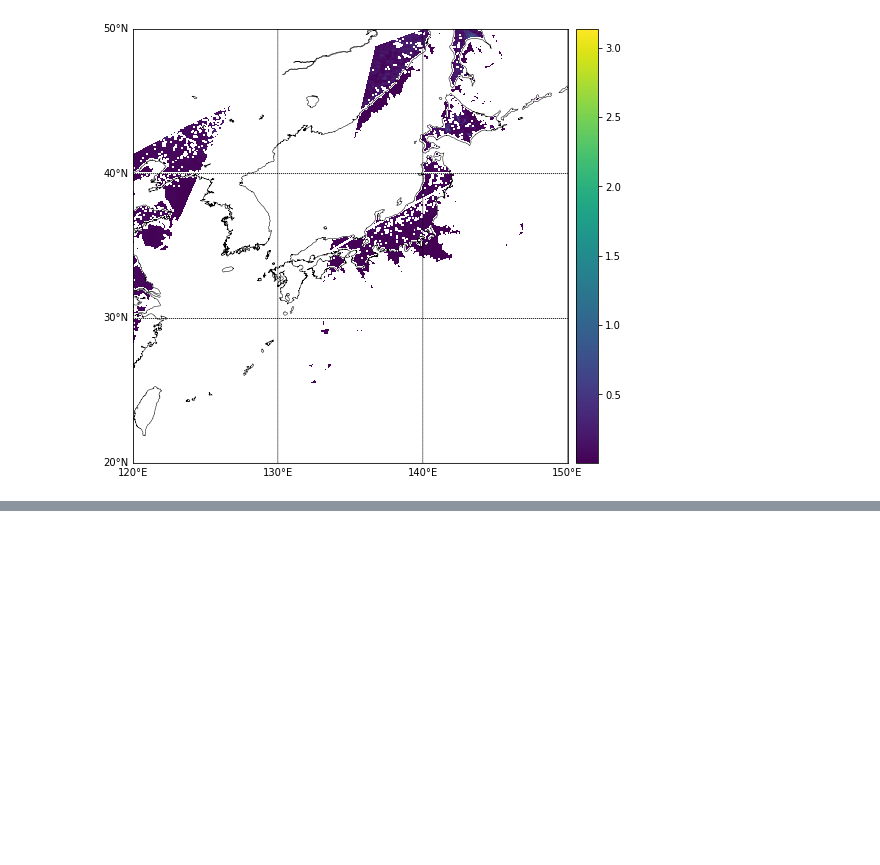
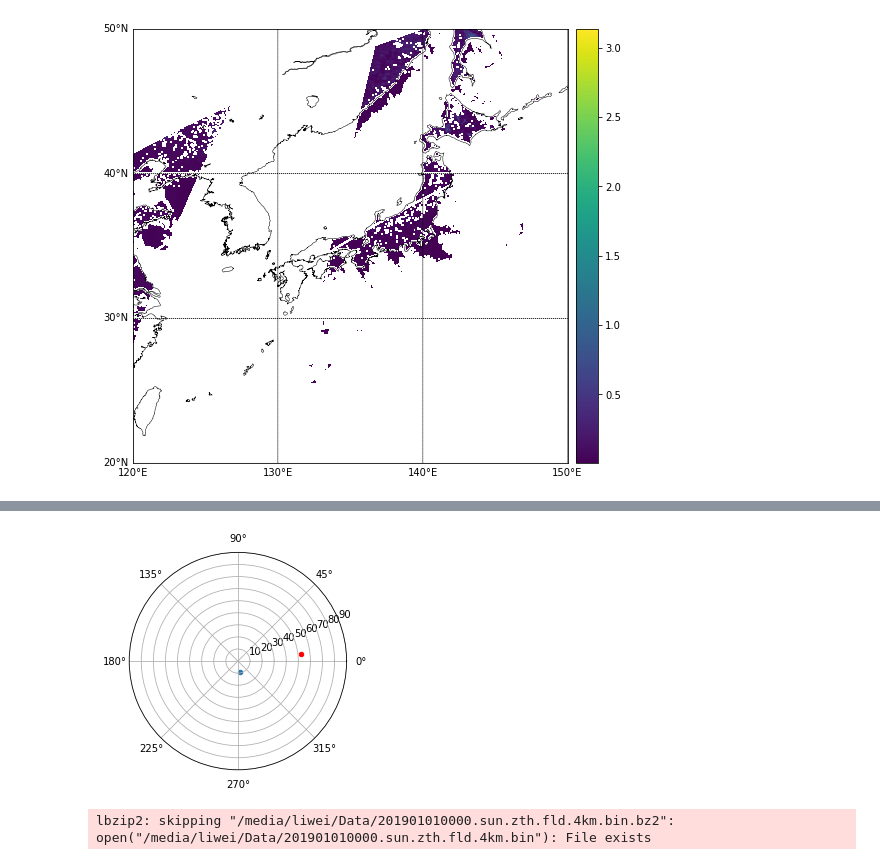
Before and after one commit to Lw46/Himawari_SGLI, a Jupyter notebook: RAA_Matching.ipynb, the cells around one changed output, grey strips where cells are left out. Drawn from its saved outputs; the diff is of its cells as text; code cells hidden in the pictures; blank space fills up the shorter version.

```diff
--- a/RAA_Matching.ipynb
+++ b/RAA_Matching.ipynb
@@ -197,0 +86,6 @@ SGLI_SZA_PL_files
+# %%
+AHI_VZA = view_zM[1615:1635,1990:2010]
+AHI_VAA = view_aM[1615:1635,1990:2010]
+
+AHI_VZA = np.mean(AHI_VZA)
+AHI_VAA = np.mean(AHI_VAA)
@@ -197,0 +106,19 @@ SGLI_SZA_PL_files
+# %%
+YYYY='2019'
+MM = ['04']
+# DD = ['08']
+# MM = ['01','02','03','04','05','06','07','08','09','10','11','12']
+
+DD=['01','02','03','04','05','06','07','08','09','10',\
+    '11','12','13','14','15','16','17','18','19','20',\
+    '21','22','23','24','25','26','27','28','29','30',\
+    '31']
+HH=['00','01','02','03','04','05','06','07','08']
+MIN=['00','10','20','30','40','50']
+site_name = 'Test'
+D = []
+for k in range(len(MM)):
+    s = month_size(MM[k],YYYY)
+    for m in range(s):
+        da = YYYY + MM[k] + DD[m]
+        D.append(da)
@@ -197,0 +329,8 @@ SGLI_SZA_PL_files
+# %%
+SGLI_VZA_PL = '/media/liwei/Data/GCOM-C_RSRF_Valid/Sensor_zenith_PL/20190607/Sensor_zenith_PL_20190607_KHW.dat'
+with open(SGLI_VZA_PL,'rb') as fp:
+    SGLI_VZA_PL = np.fromstring(fp.read(),dtype='f4').reshape(20,20)
+
+SGLI_VAZ_PL = '/media/liwei/Data/GCOM-C_RSRF_Valid/Sensor_azimuth_PL/20190607/Sensor_azimuth_PL_20190607_KHW.dat'
+with open(SGLI_VAZ_PL,'rb') as fp:
+    SGLI_VAZ_PL = np.fromstring(fp.read(),dtype='f4').reshape(20,20)
@@ -197,0 +531,9 @@ SGLI_SZA_PL_files
+# %%
+ax1 = plt.subplot(projection='polar')
+ax1.set_rlim(0,90)
+ax1.scatter(VAA[100], VZA[100],s=20)
+ax1.scatter(VAA_PL[100], VZA_PL[100],s=20,c='r')
+# ax1.scatter(math.radians(AHI_VAA), AHI_VZA,s=2,c='r')
+plt.show()
+# %% [output]
+[figure, added]
@@ -197,0 +759,6 @@ SGLI_SZA_PL_files
+# %%
+AHI_SZA_t = '/media/liwei/Data/AHI_Angle/Solar_zenith_angle'
+AHI_SAA_t = '/media/liwei/Data/AHI_Angle/Solar_azimuth_angle'
+angle = 'sza'
+# %% [output]
+lbzip2: skipping "/media/liwei/Data/201901010000.sun.zth.fld.4km.bin.bz2": open("/media/liwei/Data/201901010000.sun.zth.fld.4km.bin"): File exists
```
Also changed, not shown: parts of 22 cells of this notebook, 2 other files.
